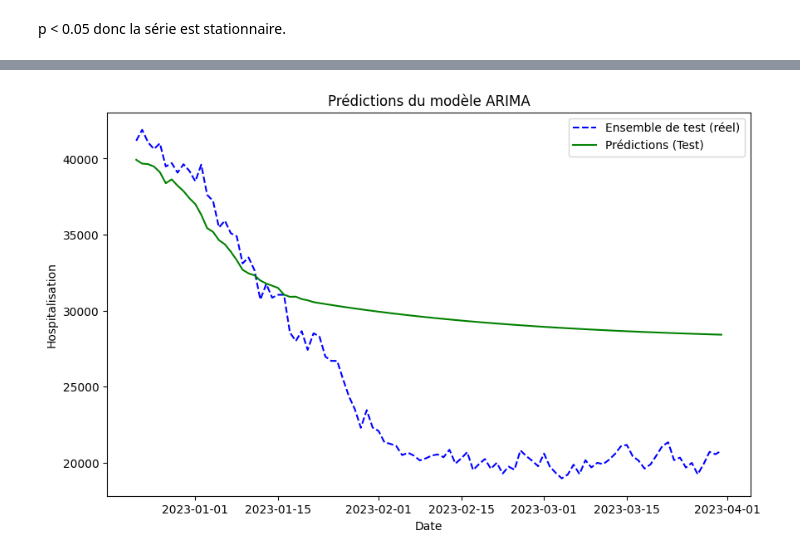
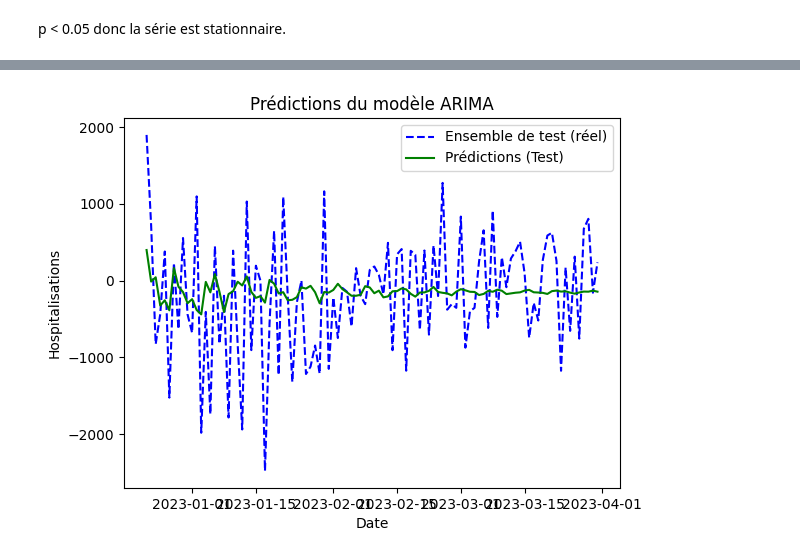
Before and after one commit to Marcoco2503/Arima, a Jupyter notebook: Analyse temporelle ARIMA.ipynb, the cells around one changed output, grey strips where cells are left out. Saved outputs shown, nothing was run; the diff lists cells and outputs as text; code cells hidden in the pictures.

```diff
--- a/Analyse temporelle ARIMA.ipynb
+++ b/Analyse temporelle ARIMA.ipynb
@@ -28,6 +29,7 @@ df = df.drop(["dep","sexe","rea","HospConv","SSR_USLD","autres","rad","dc"],axis
 # %%
 df = df.dropna()
 df = df.drop_duplicates()
+df = df.loc[(df!=0).any(axis=1)]
 df
 # %% [output]
 |  | jour | hosp |
@@ -67,3 +69,6 @@ adfuller(df)
   '5%': -2.8641976875421524,
   '10%': -2.5681850407995137},
  17857.397480977306)
+# %%
+differenced = df['hosp'].diff().dropna()
+adfuller(differenced)
@@ -98,7 +112,7 @@ p = 1, d = 0, q = 31
 # %%
-train_data = df["hosp"][:-100]
-test_data = df["hosp"][-100:]
-model = ARIMA(train_data, order=(1,0,31))
+train_data = differenced[:-100]
+test_data = differenced[-100:]
+model = ARIMA(train_data, order=(19,1,13))
 model_fit = model.fit()
 # %%
 print(model_fit.summary())
@@ -162,0 +177,23 @@ print(test_mse)
+# %%
+
+train_predictions = model_fit.predict(start=train_data.index[0], end=train_data.index[-1])
+
+
+test_predictions = model_fit.predict(start=test_data.index[0], end=test_data.index[-1])
+
+
+plt.figure(figsize=(20, 6))
+plt.plot(train_data.index, train_data.values, label='Ensemble d\'entraînement', color='blue')
+plt.plot(test_data.index, test_data.values, label='Ensemble de test (réel)', color='blue', linestyle='--')
+plt.plot(train_data.index, train_predictions, label='Prédictions (Entraînement)', color='red')
+plt.plot(test_data.index, test_predictions, label='Prédictions (Test)', color='green')
+
+
+plt.xlim(train_data.index[0], test_data.index[-1])
+plt.ylim(min(train_data.min(), test_data.min()), max(train_data.max(), test_data.max()))
+
+plt.xlabel('Date')
+plt.ylabel('Hospitalisations')
+plt.title('Prédictions du modèle ARIMA')
+plt.legend()
+plt.show()
@@ -163,15 +202,13 @@ print(test_mse)
 # %%
-plt.figure(figsize=(10, 6))
 plt.plot(test_data.index, test_data.values, label='Ensemble de test (réel)', color='blue', linestyle='--')
-plt.plot(test_data.index, predictions, label='Prédictions (Test)', color='green')
-
+plt.plot(test_data.index, test_predictions, label='Prédictions (Test)', color='green')
 plt.xlabel('Date')
-plt.ylabel('Hospitalisation')
+plt.ylabel('Hospitalisations')
 plt.title('Prédictions du modèle ARIMA')
 plt.legend()
 plt.show()
 # %% [output]
-[figure, old version]
+[figure, new version]
 # %%
 mean = np.mean(residual)
 std = np.std(residual)
```
Also changed, not shown: parts of 13 cells of this notebook.
